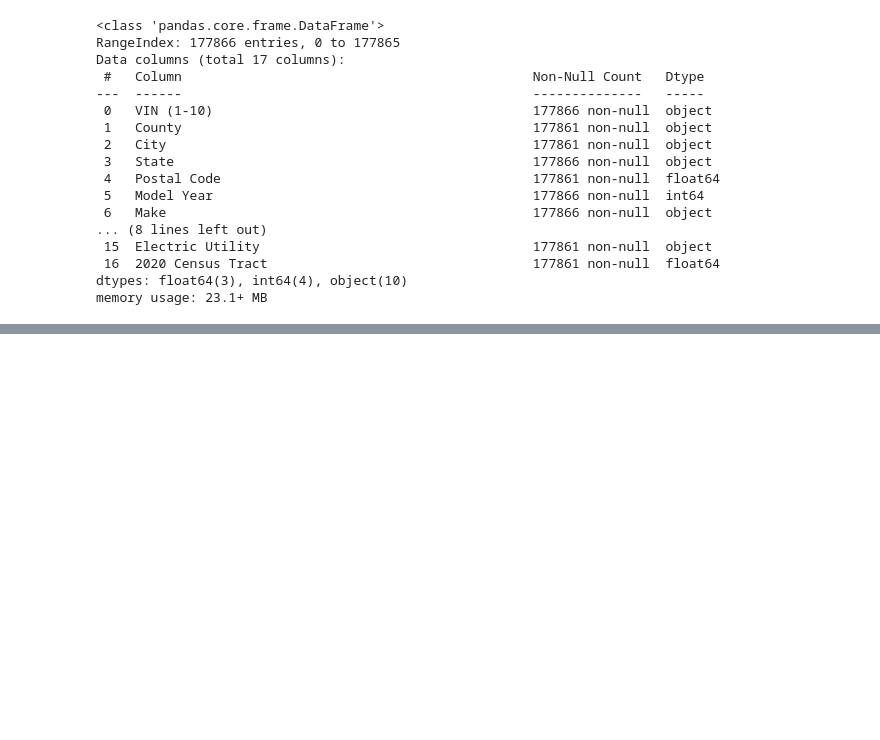
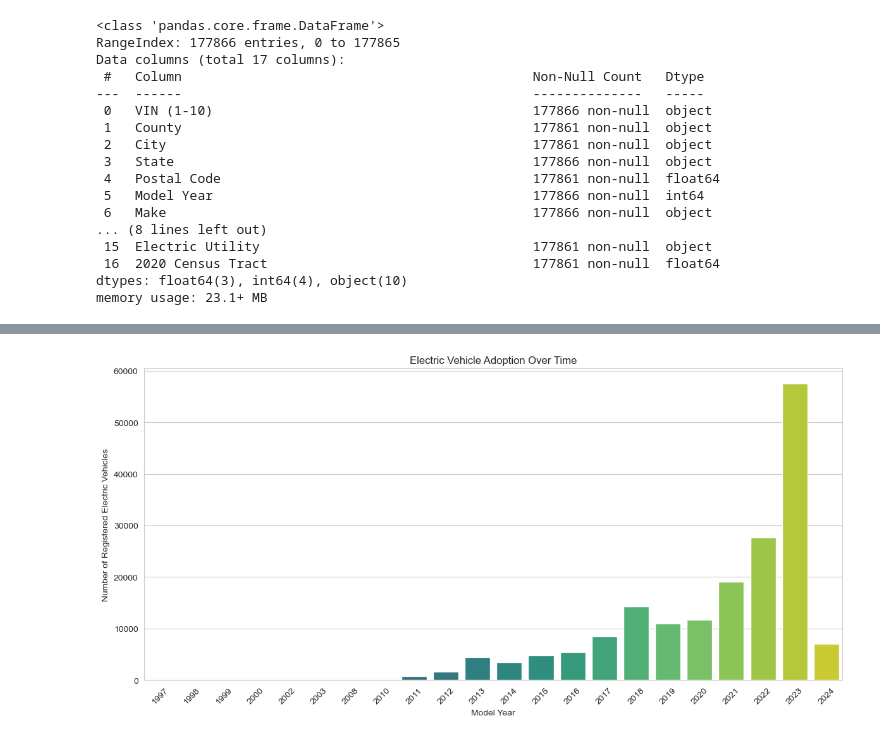
Before and after one commit to cogxen/ev-market-size-analysis, a Jupyter notebook: report.ipynb, the cells around one changed output, grey strips where cells are left out. Drawn from its saved outputs; the diff is of its cells as text; code cells hidden in the pictures; blank space fills up the shorter version.

Commit message:
feat: visualize 1st, 2nd, and 3rd objectives
1. Electric Vehicle Adoption Over Time
2. Geographic Distribution
3. Electric Vehicle Type

```diff
--- a/report.ipynb
+++ b/report.ipynb
@@ -60,0 +80,6 @@ memory usage: 23.1+ MB
+# %%
+# Drop the missing values
+ds = ds.dropna()
+
+# Check if there are any missing values left
+ds.isnull().sum()
@@ -60,0 +118,16 @@ memory usage: 23.1+ MB
+# %%
+# Set the style of the visualization
+sns.set_style("whitegrid")
+
+# Plot the number of electric vehicles by model year
+plt.figure(figsize=(12, 6))
+ds_adoption_by_year = ds["Model Year"].value_counts().sort_index()
+sns.barplot(x=ds_adoption_by_year.index, y=ds_adoption_by_year.values, palette="viridis")
+plt.title("Electric Vehicle Adoption Over Time")
+plt.xlabel("Model Year")
+plt.ylabel("Number of Registered Electric Vehicles")
+plt.xticks(rotation=45)
+plt.tight_layout()
+plt.show()
+# %% [output]
+[figure, added]
```
Also changed, not shown: parts of 15 cells of this notebook.
